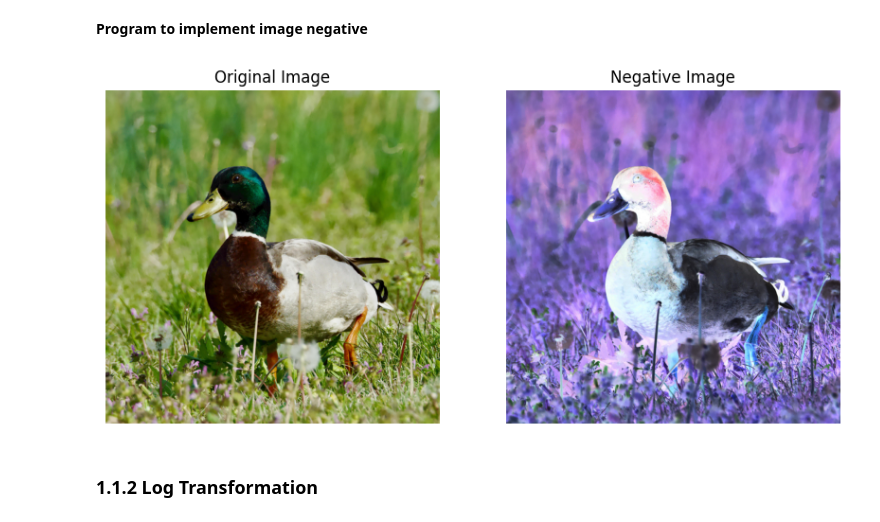
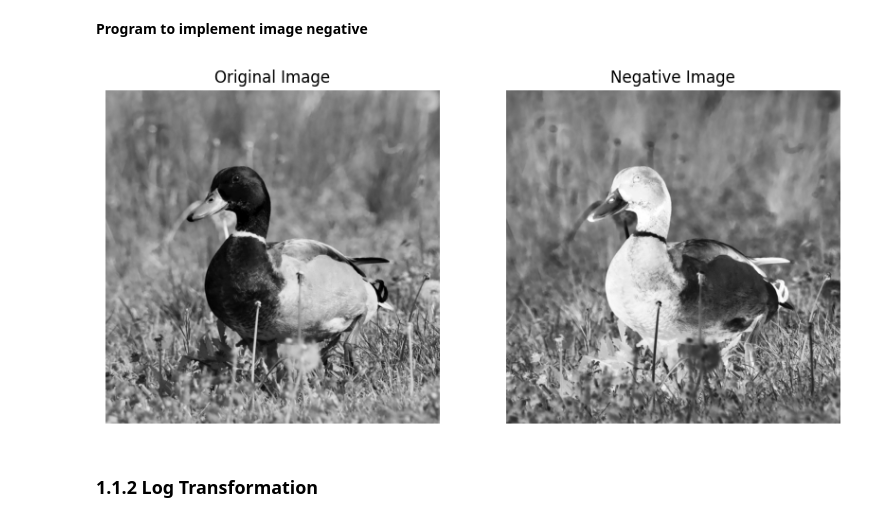
Before and after one commit to Pranish03/image-processing-opencv, a Jupyter notebook: 01_spatial_domain.ipynb, the cells around one changed output. Saved outputs shown, nothing was run; the diff lists cells and outputs as text; code cells hidden in the pictures.

```diff
--- a/01_spatial_domain.ipynb
+++ b/01_spatial_domain.ipynb
@@ -24,31 +23,29 @@ import cv2
 import numpy as np
 import matplotlib.pyplot as plt
 # %%
-img = cv2.imread("images/img-1.png", 1)
+img = cv2.imread("images/img-1.png", 0)
 
 if img is None:
     print("Image not found!")
     exit()
-
-rgb_img = cv2.cvtColor(img, cv2.COLOR_BGR2RGB)
 # %%
-negative = cv2.bitwise_not(rgb_img)
+negative = cv2.bitwise_not(img)
 # %%
 plt.figure(figsize=(10, 5))
 
 plt.subplot(1, 2, 1)
 plt.title("Original Image")
-plt.imshow(rgb_img)
+plt.imshow(img, cmap="gray")
 plt.axis("off")
 
 plt.subplot(1, 2, 2)
 plt.title("Negative Image")
-plt.imshow(negative)
+plt.imshow(negative, cmap="gray")
 plt.axis("off")
 
 plt.show()
 # %% [output]
-[figure, old version]
+[figure, new version]
 # %% [markdown]
 ### 1.1.2 Log Transformation
 # %% [markdown]
```
Also changed, not shown: parts of 14 cells of this notebook.
